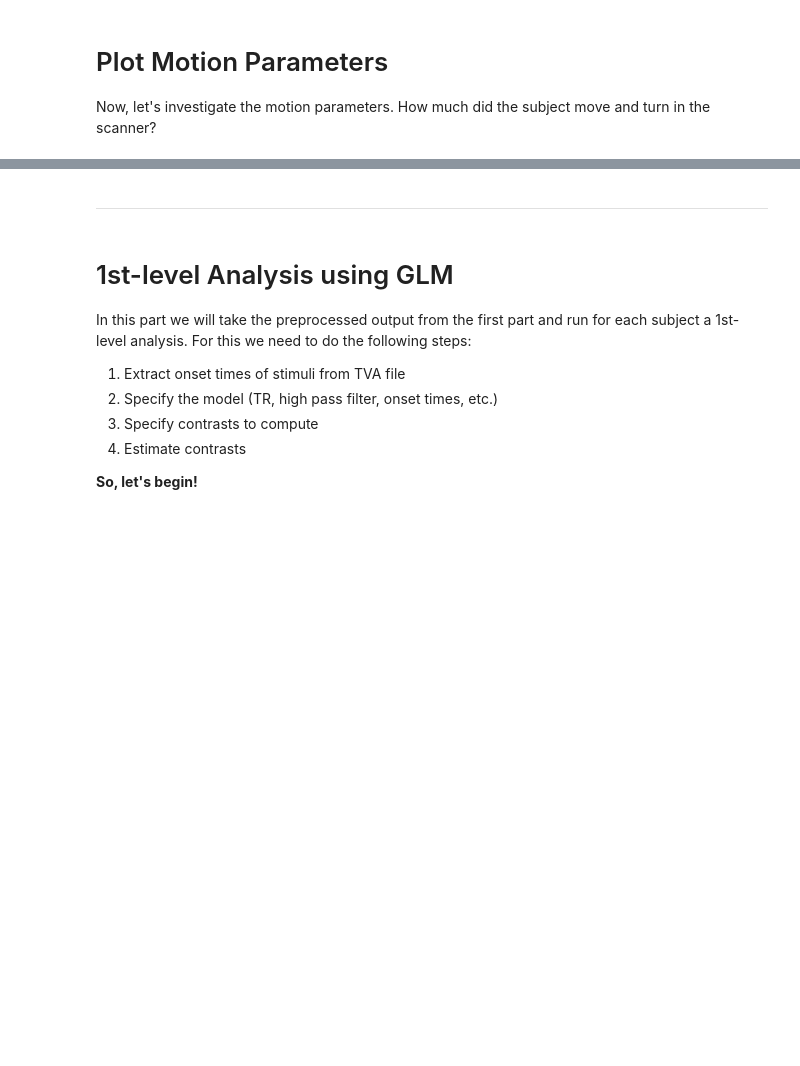
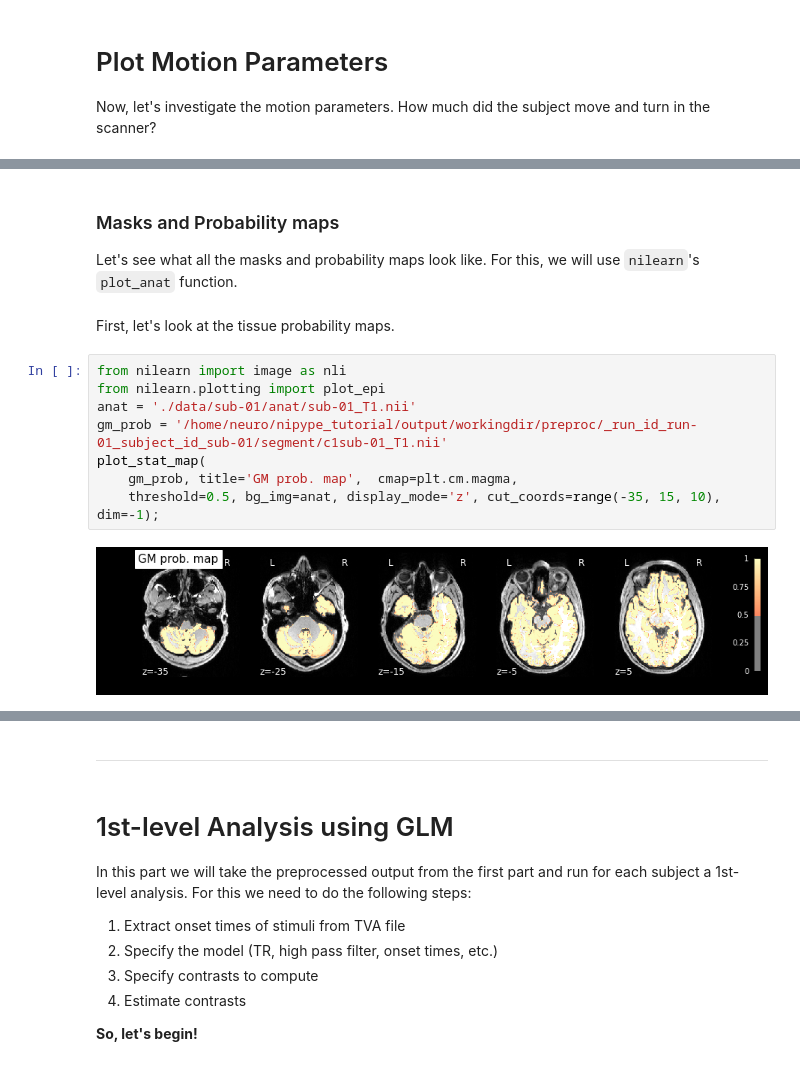
Before and after one commit to asligulkurt/NipypeTutorial, a Jupyter notebook: preproc_analysis_visual-motor-task.ipynb, the cells around one changed output, grey strips where cells are left out. Saved outputs shown, nothing was run; the diff lists cells and outputs as text; blank space fills up the shorter version.

```diff
--- a/preproc_analysis_visual-motor-task.ipynb
+++ b/preproc_analysis_visual-motor-task.ipynb
@@ -386,0 +405,16 @@ Text(0, 0.5, 'translation (mm)')
+# %% [markdown]
+### Masks and Probability maps
+
+Let's see what all the masks and probability maps look like. For this, we will use `nilearn`'s `plot_anat` function.
+# %% [markdown]
+First, let's look at the tissue probability maps.
+# %%
+from nilearn import image as nli
+from nilearn.plotting import plot_epi
+anat = './data/sub-01/anat/sub-01_T1.nii'
+gm_prob = '/home/neuro/nipype_tutorial/output/workingdir/preproc/_run_id_run-01_subject_id_sub-01/segment/c1sub-01_T1.nii'
+plot_stat_map(
+    gm_prob, title='GM prob. map',  cmap=plt.cm.magma,
+    threshold=0.5, bg_img=anat, display_mode='z', cut_coords=range(-35, 15, 10), dim=-1);
+# %% [output]
+[figure, added]
```
Also changed, not shown: parts of 23 cells of this notebook.
